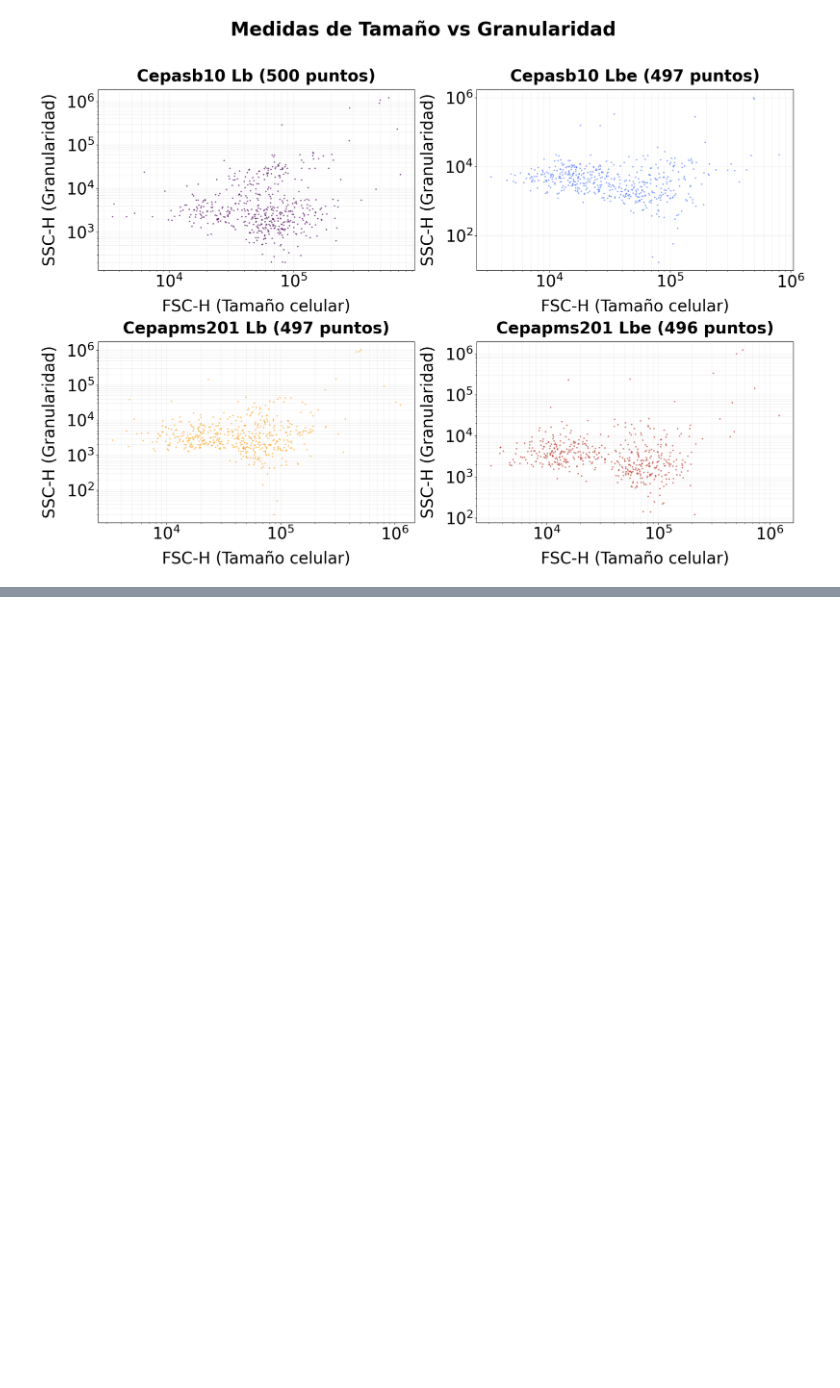
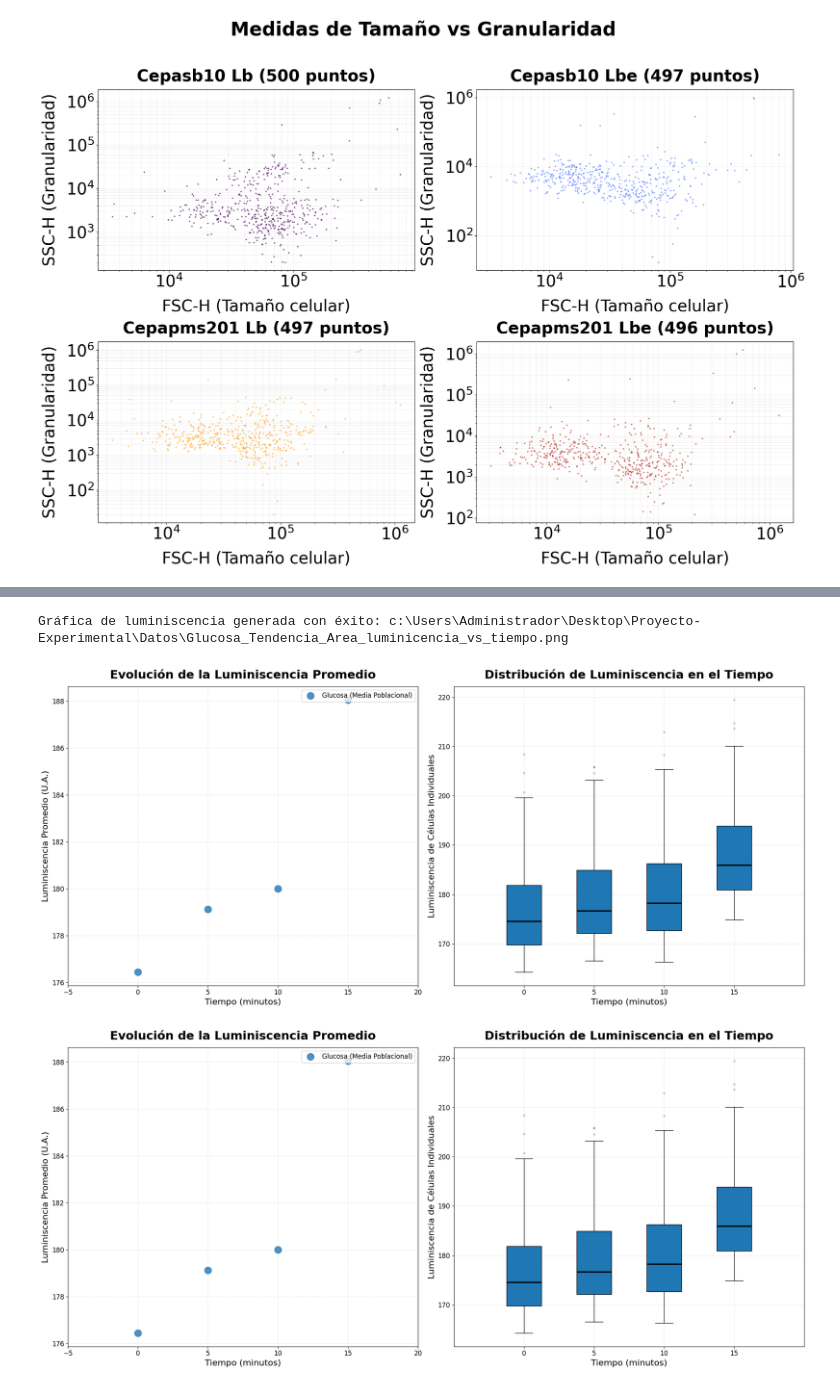
Before and after one commit to ValentinaBustos2025/Proyecto-Experimental, a Jupyter notebook: Datos/cargaDeDatoYPlot copy.ipynb, the cells around one changed output, grey strips where cells are left out. Saved outputs shown, nothing was run; the diff lists cells and outputs as text; code cells hidden in the pictures; blank space fills up the shorter version.

```diff
--- a/Datos/cargaDeDatoYPlot copy.ipynb
+++ b/Datos/cargaDeDatoYPlot copy.ipynb
@@ -269,0 +435,7 @@ def cargar_datos_csv_listas(ruta_archivo):
+# %%
+# Llamada pasándole la secuencia temporal completa
+grafica_luminicencia_vs_tiempo({'glucosa': [toma1, toma2,toma3,toma4]}, "Glucosa_Tendencia_Area", delta_t=5)
+# %% [output]
+Gráfica de luminiscencia generada con éxito: c:\Users\Administrador\Desktop\Proyecto-Experimental\Datos\Glucosa_Tendencia_Area_luminicencia_vs_tiempo.png
+[figure, added]
+[figure, added]
```
Also changed, not shown: parts of 5 cells of this notebook.
